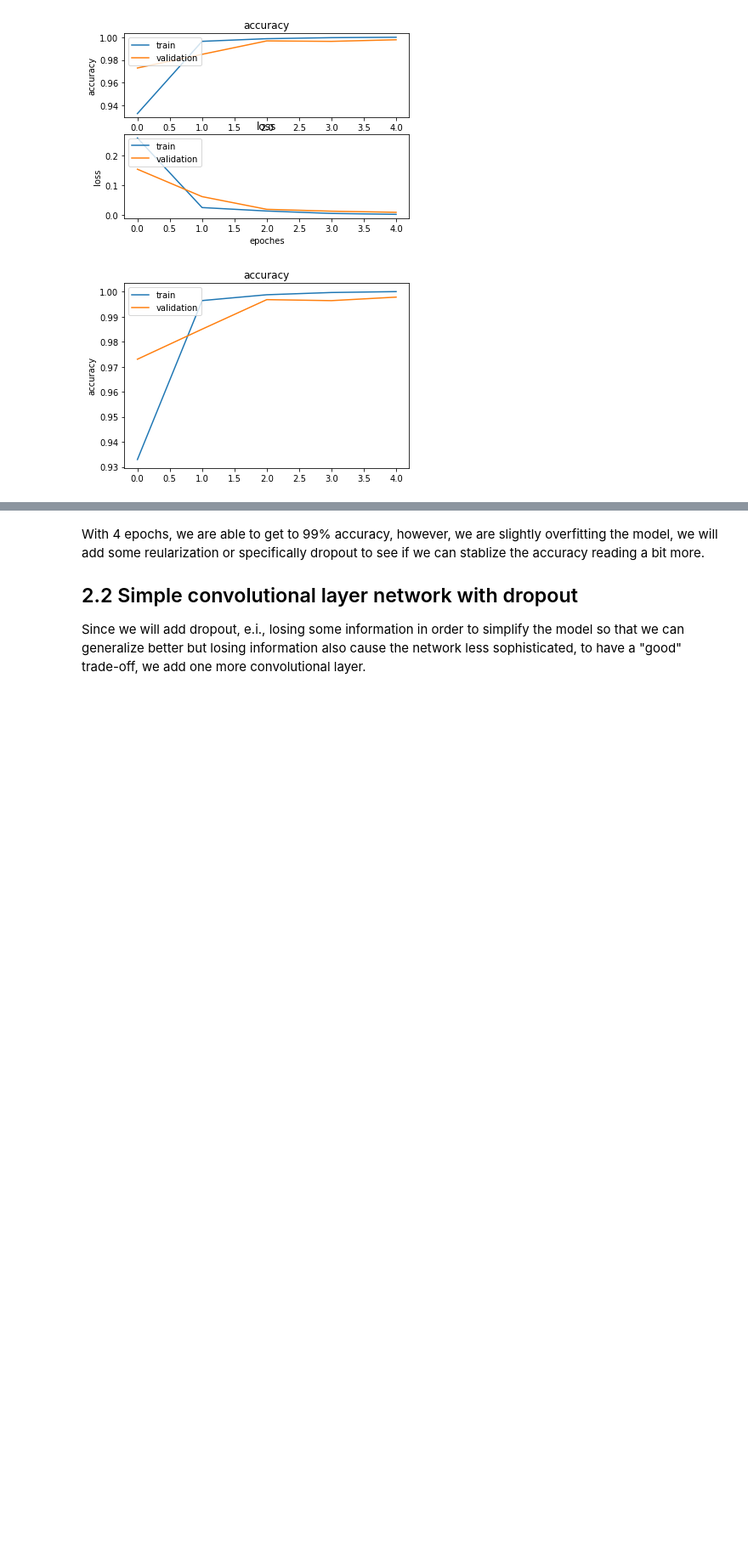
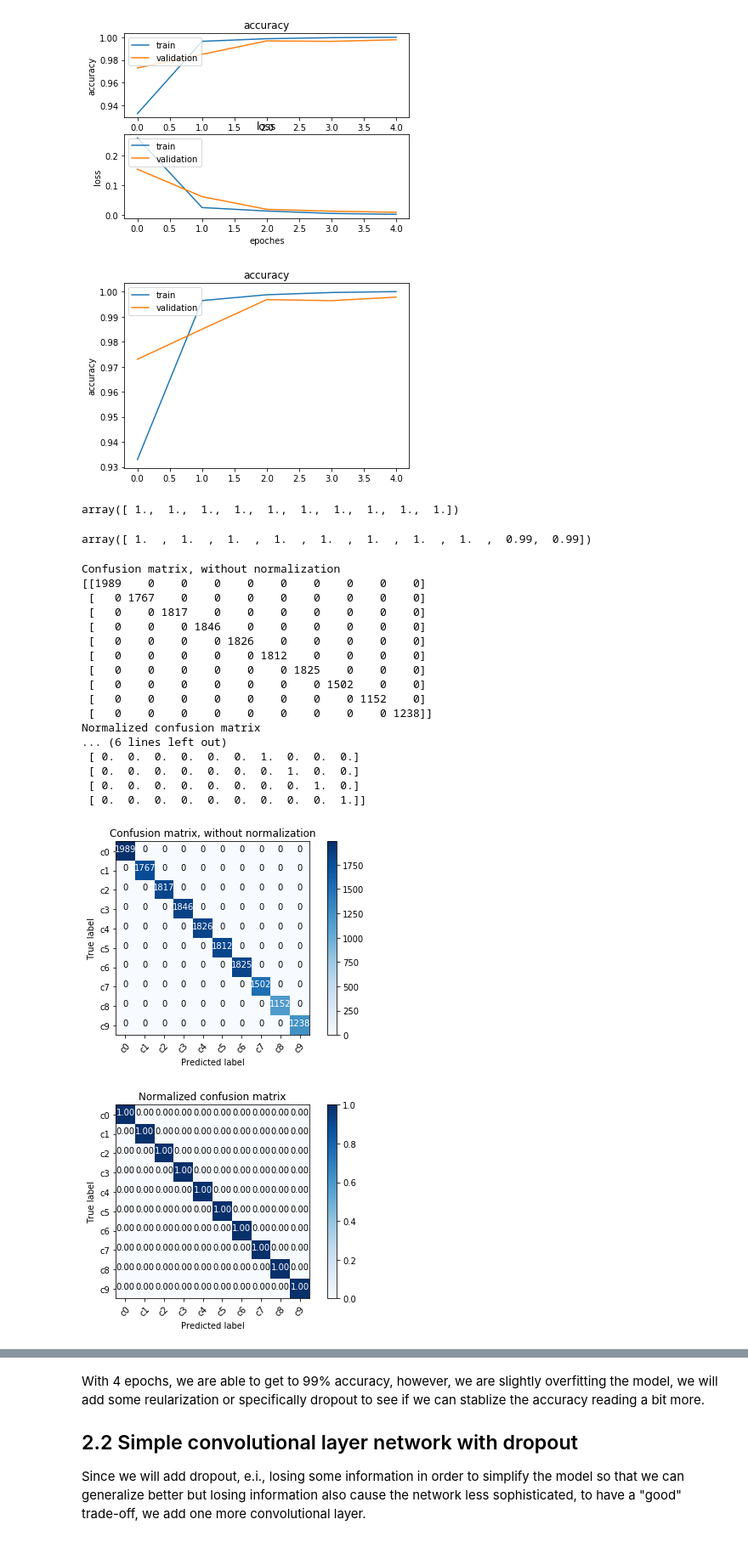
Before and after one commit to aattaran/Machine-Learning-with-Python, a Jupyter notebook: project1/Distracted_Driver_Detection_Classification2.ipynb, the cells around one changed output, grey strips where cells are left out. Shown at 85% size. Drawn from its saved outputs; the diff is of its cells as text; code cells hidden in the pictures; blank space fills up the shorter version.

```diff
--- a/project1/Distracted_Driver_Detection_Classification2.ipynb
+++ b/project1/Distracted_Driver_Detection_Classification2.ipynb
@@ -567,3 +624,51 @@ plot_history(Ex2_history)
 plot_acc(Ex2_history)
 # %% [output]
 [figure]
+# %%
+predictions_Ex2 = CNN_simple.predict(train_data)
+predictions_Ex2 = np.argmax(predictions_Ex2, axis=-1)
+train_labels_Ex2 = np.argmax(train_labels, axis=-1)
+f1_score(train_labels_Ex2, predictions_Ex2, average=None)
+# %% [output]
+array([ 1.,  1.,  1.,  1.,  1.,  1.,  1.,  1.,  1.,  1.])
+# %%
+predictions_Ex2_v = CNN_simple.predict(valid_data)
+predictions_Ex2_v = np.argmax(predictions_Ex2_v, axis=-1)
+valid_labels_Ex2 = np.argmax(valid_labels, axis=-1)
+f1_score(valid_labels_Ex2, predictions_Ex2_v, average=None)
+# %% [output]
+array([ 1.  ,  1.  ,  1.  ,  1.  ,  1.  ,  1.  ,  1.  ,  1.  ,  0.99,  0.99])
+# %%
+class_names=['c0','c1','c2','c3','c4','c5','c6','c7','c8','c9']
+cnf_matrix = confusion_matrix(train_labels_Ex2, predictions_Ex2)
+
+np.set_printoptions(precision=2)
+# Plot non-normalized confusion matrix
+plt.figure()
+plot_confusion_matrix(cnf_matrix, classes=class_names,
+                      title='Confusion matrix, without normalization')
+# Plot normalized confusion matrix
+plt.figure()
+plot_confusion_matrix(cnf_matrix, classes=class_names, normalize=True,
+                      title='Normalized confusion matrix')
+plt.show()
+# %% [output]
+Confusion matrix, without normalization
+[[1989    0    0    0    0    0    0    0    0    0]
+ [   0 1767    0    0    0    0    0    0    0    0]
+ [   0    0 1817    0    0    0    0    0    0    0]
+ [   0    0    0 1846    0    0    0    0    0    0]
+ [   0    0    0    0 1826    0    0    0    0    0]
+ [   0    0    0    0    0 1812    0    0    0    0]
+ [   0    0    0    0    0    0 1825    0    0    0]
+ [   0    0    0    0    0    0    0 1502    0    0]
+ [   0    0    0    0    0    0    0    0 1152    0]
+ [   0    0    0    0    0    0    0    0    0 1238]]
+Normalized confusion matrix
+... (6 lines left out)
+ [ 0.  0.  0.  0.  0.  0.  1.  0.  0.  0.]
+ [ 0.  0.  0.  0.  0.  0.  0.  1.  0.  0.]
+ [ 0.  0.  0.  0.  0.  0.  0.  0.  1.  0.]
+ [ 0.  0.  0.  0.  0.  0.  0.  0.  0.  1.]]
+[figure, added]
+[figure, added]
```
Also changed, not shown: parts of 38 cells of this notebook.
